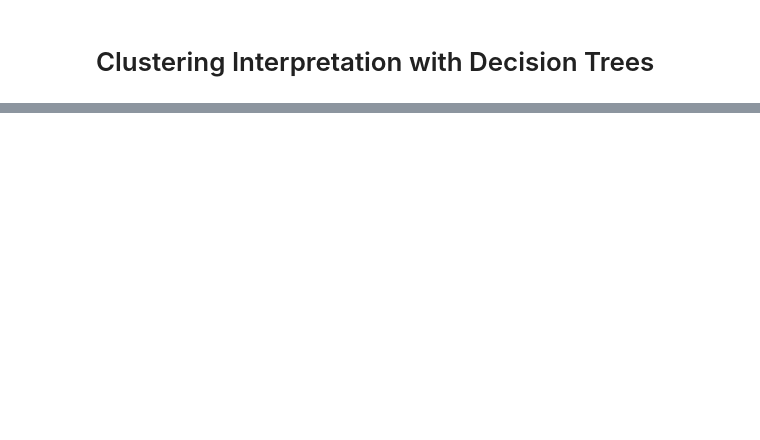
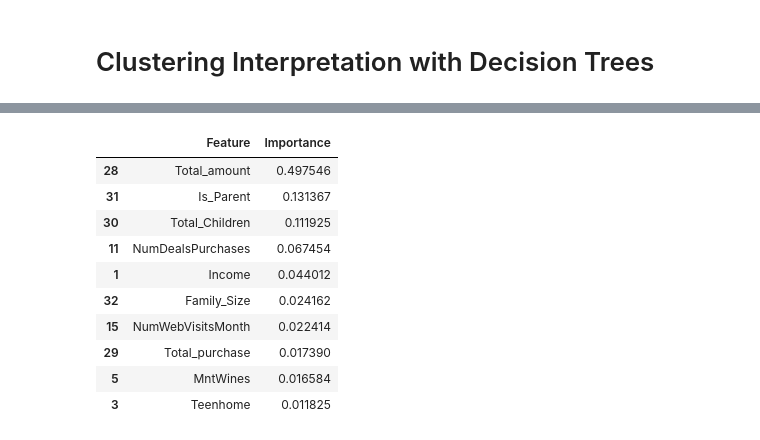
Before and after one commit to McGill-MMA-EnterpriseAnalytics/Customer-Personality-Analysis-2.0, a Jupyter notebook: Model 1: Clustering/Interpretate Clustered Data_FCM.ipynb, the cells around one changed output, grey strips where cells are left out. Cells and saved outputs as stored; diff of their text form; code cells hidden in the pictures; blank space fills up the shorter version.

```diff
--- a/Model 1: Clustering/Interpretate Clustered Data_FCM.ipynb
+++ b/Model 1: Clustering/Interpretate Clustered Data_FCM.ipynb
@@ -150,0 +172,21 @@ Mean cross-validation score: 0.9770542854013113
+# %%
+# Display feature importance in table format
+feature_importance_df = pd.DataFrame({'Feature': X.columns, 'Importance': importances})
+
+# Sort the DataFrame by importance in descending order
+feature_importance_df = feature_importance_df.sort_values(by='Importance', ascending=False)
+
+# Display Top 10 feature importance table
+feature_importance_df.head(10)
+# %% [output]
+|  | Feature | Importance |
+| 28 | Total_amount | 0.497546 |
+| 31 | Is_Parent | 0.131367 |
+| 30 | Total_Children | 0.111925 |
+| 11 | NumDealsPurchases | 0.067454 |
+| 1 | Income | 0.044012 |
+| 32 | Family_Size | 0.024162 |
+| 15 | NumWebVisitsMonth | 0.022414 |
+| 29 | Total_purchase | 0.017390 |
+| 5 | MntWines | 0.016584 |
+| 3 | Teenhome | 0.011825 |
```
Also changed, not shown: parts of 8 cells of this notebook.
